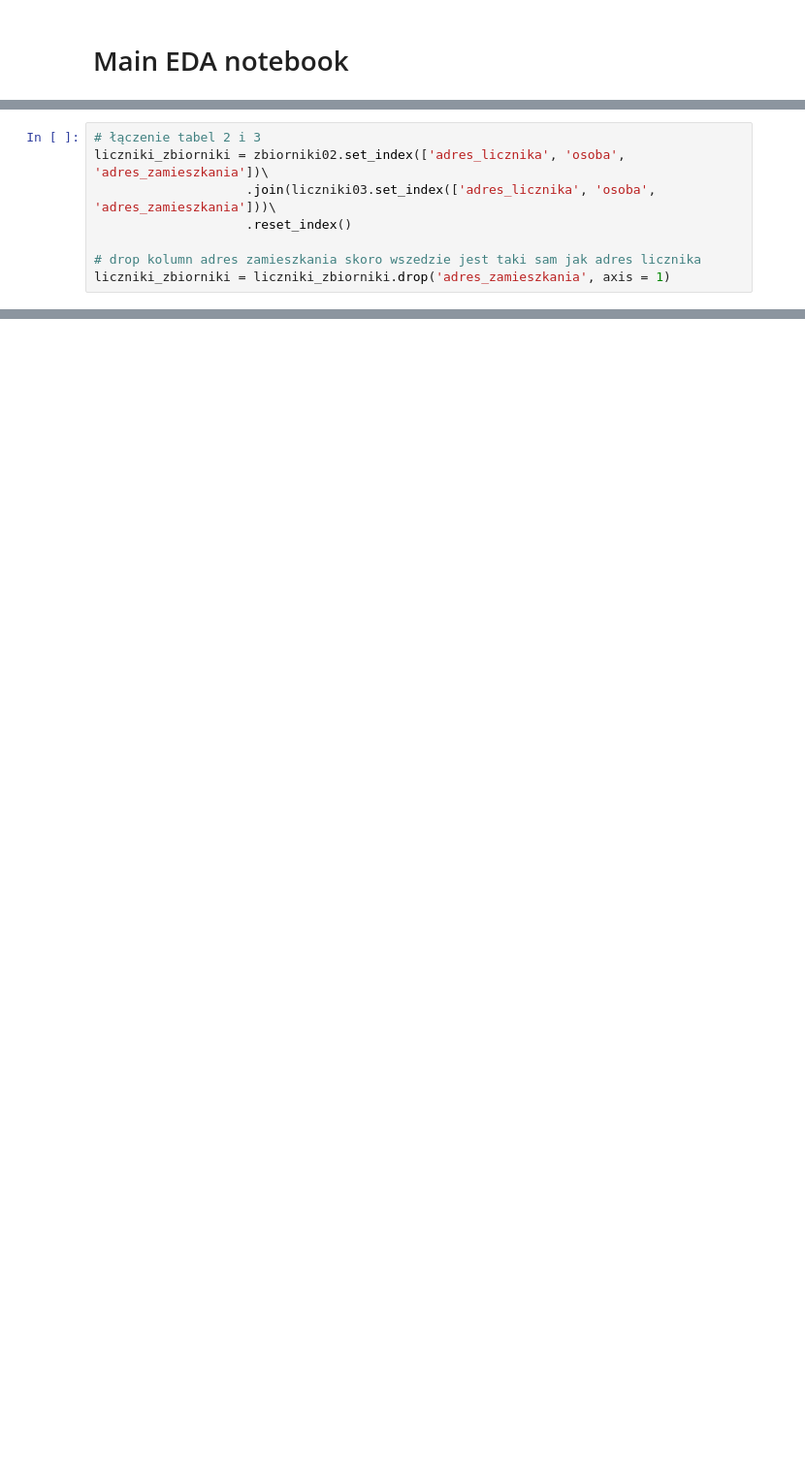
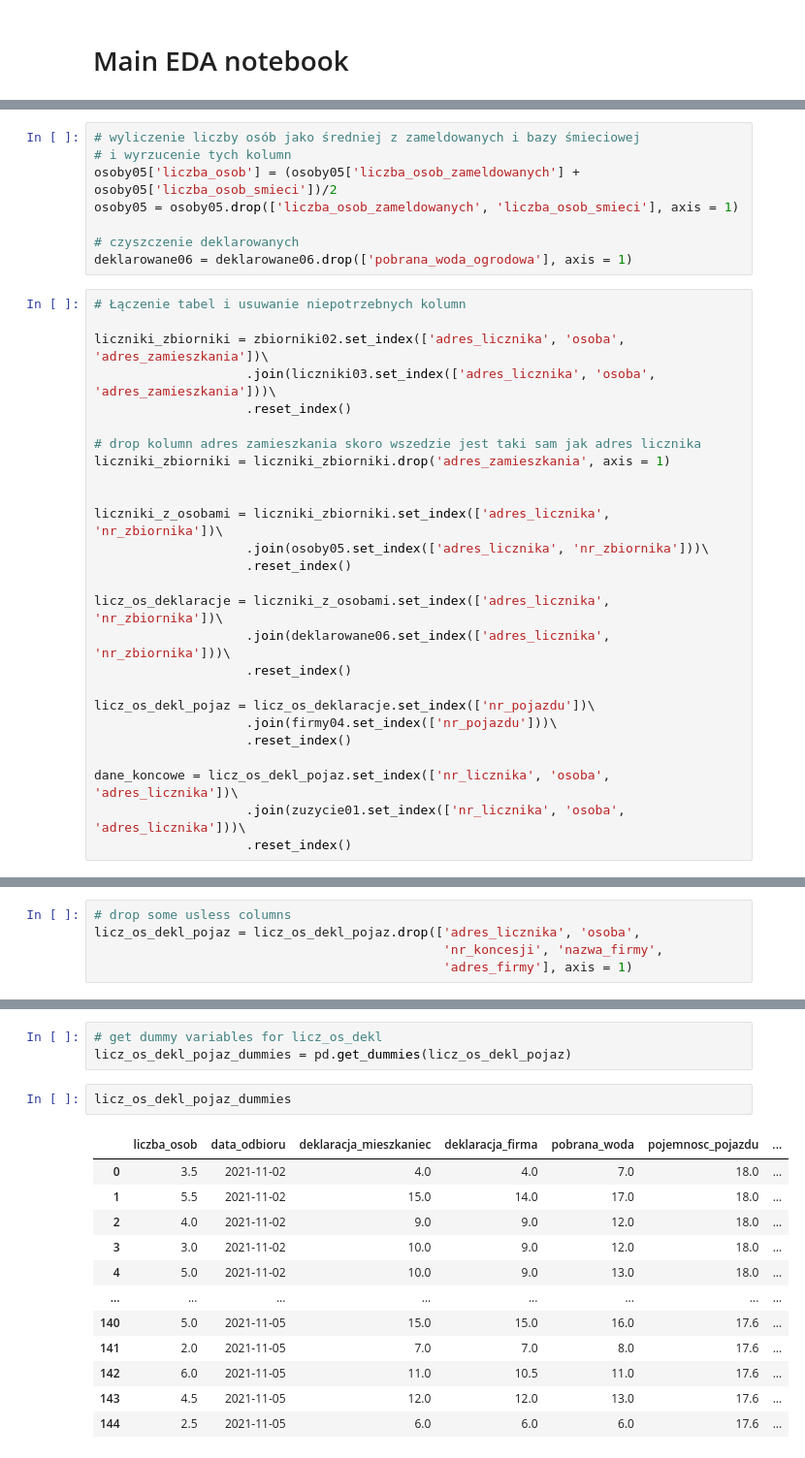
Before and after one commit to hackathonteam/klimaton_back, a Jupyter notebook: merger.ipynb, the cells around one changed output, grey strips where cells are left out. Shown: that part at 97% size. Drawn from its saved outputs; the diff is of its cells as text; blank space fills up the shorter version.

```diff
--- a/merger.ipynb
+++ b/merger.ipynb
@@ -43,8 +89,34 @@ osoby05 = osoby05.rename(columns = {c[0]: 'nr_zbiornika',
+# %%
+# wyliczenie liczby osób jako średniej z zameldowanych i bazy śmieciowej
+# i wyrzucenie tych kolumn
+osoby05['liczba_osob'] = (osoby05['liczba_osob_zameldowanych'] + osoby05['liczba_osob_smieci'])/2
+osoby05 = osoby05.drop(['liczba_osob_zameldowanych', 'liczba_osob_smieci'], axis = 1)
+
+# czyszczenie deklarowanych
+deklarowane06 = deklarowane06.drop(['pobrana_woda_ogrodowa'], axis = 1)
 # %%
-# łączenie tabel 2 i 3
+# Łączenie tabel i usuwanie niepotrzebnych kolumn
+
 liczniki_zbiorniki = zbiorniki02.set_index(['adres_licznika', 'osoba', 'adres_zamieszkania'])\
                     .join(liczniki03.set_index(['adres_licznika', 'osoba', 'adres_zamieszkania']))\
                     .reset_index()
 
 # drop kolumn adres zamieszkania skoro wszedzie jest taki sam jak adres licznika
 liczniki_zbiorniki = liczniki_zbiorniki.drop('adres_zamieszkania', axis = 1)
+
+
+liczniki_z_osobami = liczniki_zbiorniki.set_index(['adres_licznika', 'nr_zbiornika'])\
+                    .join(osoby05.set_index(['adres_licznika', 'nr_zbiornika']))\
+                    .reset_index()
+
+licz_os_deklaracje = liczniki_z_osobami.set_index(['adres_licznika', 'nr_zbiornika'])\
+                    .join(deklarowane06.set_index(['adres_licznika', 'nr_zbiornika']))\
+                    .reset_index()
+
+licz_os_dekl_pojaz = licz_os_deklaracje.set_index(['nr_pojazdu'])\
+                    .join(firmy04.set_index(['nr_pojazdu']))\
+                    .reset_index()
+
+dane_koncowe = licz_os_dekl_pojaz.set_index(['nr_licznika', 'osoba', 'adres_licznika'])\
+                    .join(zuzycie01.set_index(['nr_licznika', 'osoba', 'adres_licznika']))\
+                    .reset_index()
@@ -76,0 +146,5 @@ liczniki_z_osobami
+# %%
+# drop some usless columns
+licz_os_dekl_pojaz = licz_os_dekl_pojaz.drop(['adres_licznika', 'osoba',
+                                              'nr_koncesji', 'nazwa_firmy',
+                                              'adres_firmy'], axis = 1)
@@ -76,0 +162,18 @@ liczniki_z_osobami
+# %%
+# get dummy variables for licz_os_dekl
+licz_os_dekl_pojaz_dummies = pd.get_dummies(licz_os_dekl_pojaz)
+# %%
+licz_os_dekl_pojaz_dummies
+# %% [output]
+|  | liczba_osob | data_odbioru | deklaracja_mieszkaniec | deklaracja_firma | pobrana_woda | pojemnosc_pojazdu | ... |
+| 0 | 3.5 | 2021-11-02 | 4.0 | 4.0 | 7.0 | 18.0 | ... |
+| 1 | 5.5 | 2021-11-02 | 15.0 | 14.0 | 17.0 | 18.0 | ... |
+| 2 | 4.0 | 2021-11-02 | 9.0 | 9.0 | 12.0 | 18.0 | ... |
+| 3 | 3.0 | 2021-11-02 | 10.0 | 9.0 | 12.0 | 18.0 | ... |
+| 4 | 5.0 | 2021-11-02 | 10.0 | 9.0 | 13.0 | 18.0 | ... |
+| ... | ... | ... | ... | ... | ... | ... | ... |
+| 140 | 5.0 | 2021-11-05 | 15.0 | 15.0 | 16.0 | 17.6 | ... |
+| 141 | 2.0 | 2021-11-05 | 7.0 | 7.0 | 8.0 | 17.6 | ... |
+| 142 | 6.0 | 2021-11-05 | 11.0 | 10.5 | 11.0 | 17.6 | ... |
+| 143 | 4.5 | 2021-11-05 | 12.0 | 12.0 | 13.0 | 17.6 | ... |
+| 144 | 2.5 | 2021-11-05 | 6.0 | 6.0 | 6.0 | 17.6 | ... |
```
Also changed, not shown: parts of 17 cells of this notebook, 1 other file.
